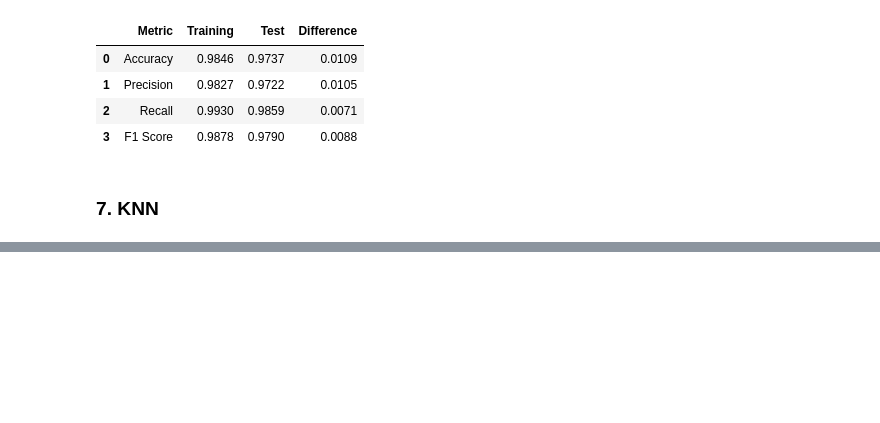
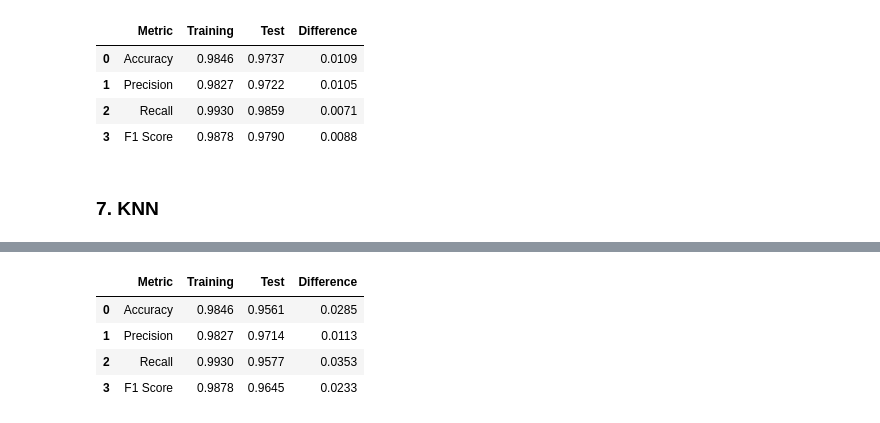
Before and after one commit to Sami-ur-Rehman1073/breast_cancer_prediction, a Jupyter notebook: notebooks/03_modeling.ipynb, the cells around one changed output, grey strips where cells are left out. Cells and saved outputs as stored; diff of their text form; code cells hidden in the pictures; blank space fills up the shorter version.

```diff
--- a/notebooks/03_modeling.ipynb
+++ b/notebooks/03_modeling.ipynb
@@ -768,0 +865,15 @@ comparison_df
+# %%
+comparison_df = compare_train_vs_test(
+    y_train=y_train,
+    train_predictions=train_predictions,
+    y_test=y_test,
+    test_predictions=test_predictions
+)
+
+comparison_df
+# %% [output]
+|  | Metric | Training | Test | Difference |
+| 0 | Accuracy | 0.9846 | 0.9561 | 0.0285 |
+| 1 | Precision | 0.9827 | 0.9714 | 0.0113 |
+| 2 | Recall | 0.9930 | 0.9577 | 0.0353 |
+| 3 | F1 Score | 0.9878 | 0.9645 | 0.0233 |
```
Also changed, not shown: parts of 11 cells of this notebook.
